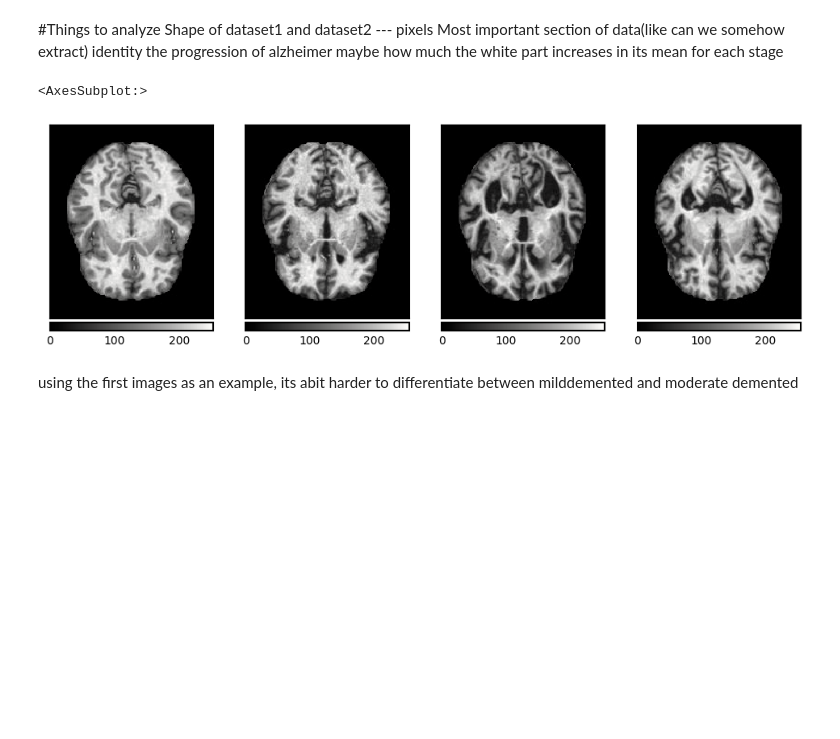
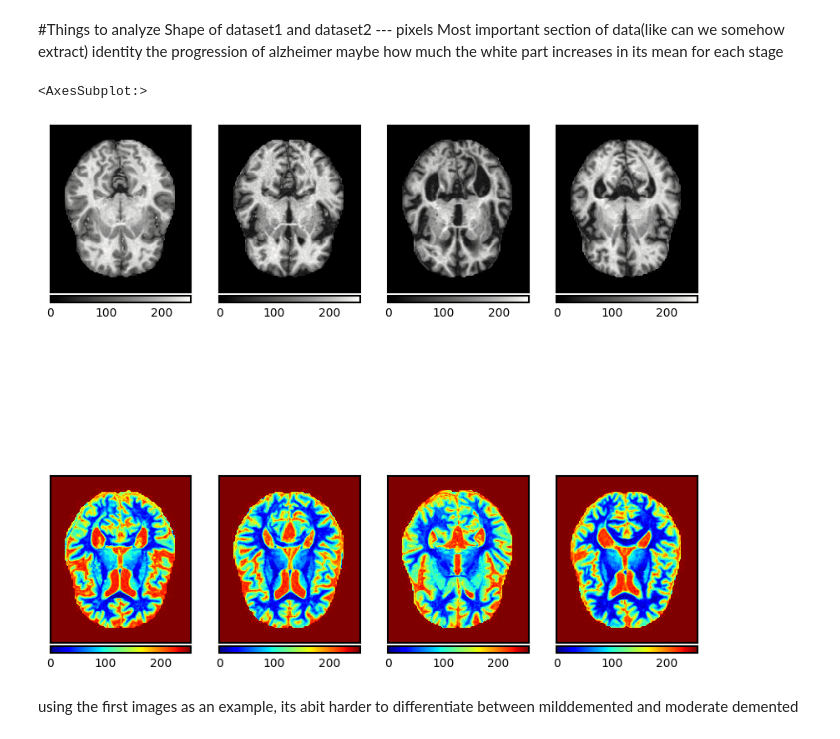
Before and after one commit to Shiraishie/Alzheimer-Detection, a Jupyter notebook: Alzheimer.ipynb, the cells around one changed output. Drawn from its saved outputs; the diff is of its cells as text; code cells hidden in the pictures; blank space fills up the shorter version.

```diff
--- a/Alzheimer.ipynb
+++ b/Alzheimer.ipynb
@@ -51,14 +51,20 @@ Shape of dataset1 and dataset2 --- pixels
 Most important section of data(like can we somehow extract)
 identity the progression of alzheimer maybe how much the white part increases in its mean for each stage
 # %%
-fig, axes = plt.subplots(1,4, figsize = (12,12))
-isns.imgplot(nonDemented[1], gray= True, ax= axes[0], orientation= 'h')
-isns.imgplot(veryMildDemented[1], gray= True, ax = axes[1],orientation= 'h')
-isns.imgplot(MildDemented[1], gray = True, ax = axes[2],orientation= 'h')
-isns.imgplot(ModerateDemented[1], gray = True, ax = axes[3],orientation= 'h')
+fig, axes = plt.subplots(2,4, figsize = (10,10))
+isns.imgplot(nonDemented[1], gray= True, ax= axes[0,0], orientation= 'h')
+isns.imgplot(veryMildDemented[1], gray= True, ax = axes[0,1],orientation= 'h')
+isns.imgplot(MildDemented[1], gray = True, ax = axes[0,2],orientation= 'h')
+isns.imgplot(ModerateDemented[1], gray = True, ax = axes[0,3],orientation= 'h')
+
+#make it into rgb so can visualize better
+isns.imgplot(np.invert(nonDemented[20]), gray= True, ax= axes[1,0], orientation= 'h', cmap = 'jet')
+isns.imgplot(np.invert(veryMildDemented[20]), gray= True, ax = axes[1,1],orientation= 'h', cmap='jet')
+isns.imgplot(np.invert(MildDemented[20]), gray = True, ax = axes[1,2],orientation= 'h', cmap = 'jet')
+isns.imgplot(np.invert(ModerateDemented[20]), gray = True, ax = axes[1,3],orientation= 'h', cmap = 'jet')
 # %% [output]
 <AxesSubplot:>
-[figure, old version]
+[figure, new version]
 # %% [markdown]
 using the first images as an example, its abit harder to differentiate between milddemented and moderate demented
 # %%
```
Also changed, not shown: parts of 8 cells of this notebook.
